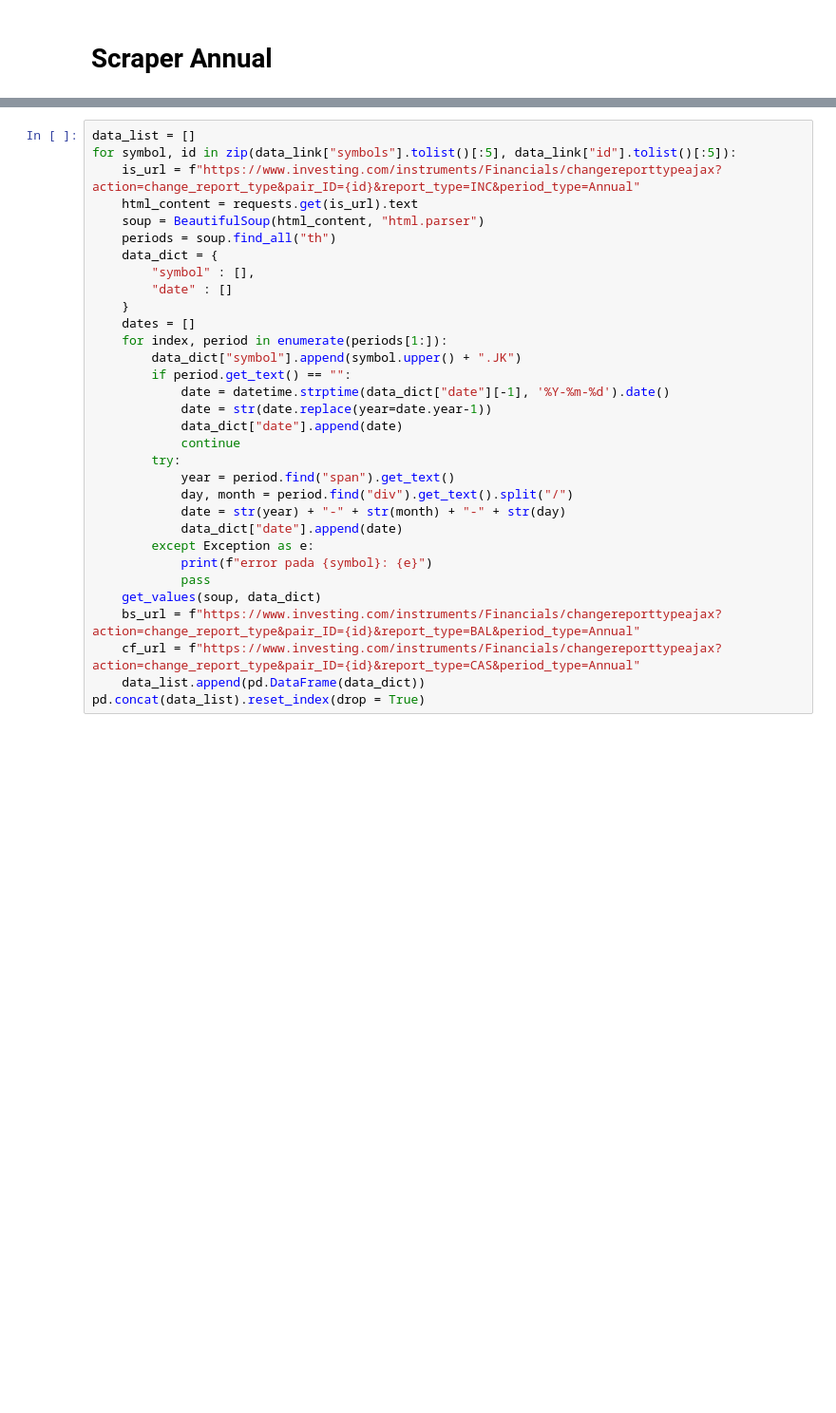
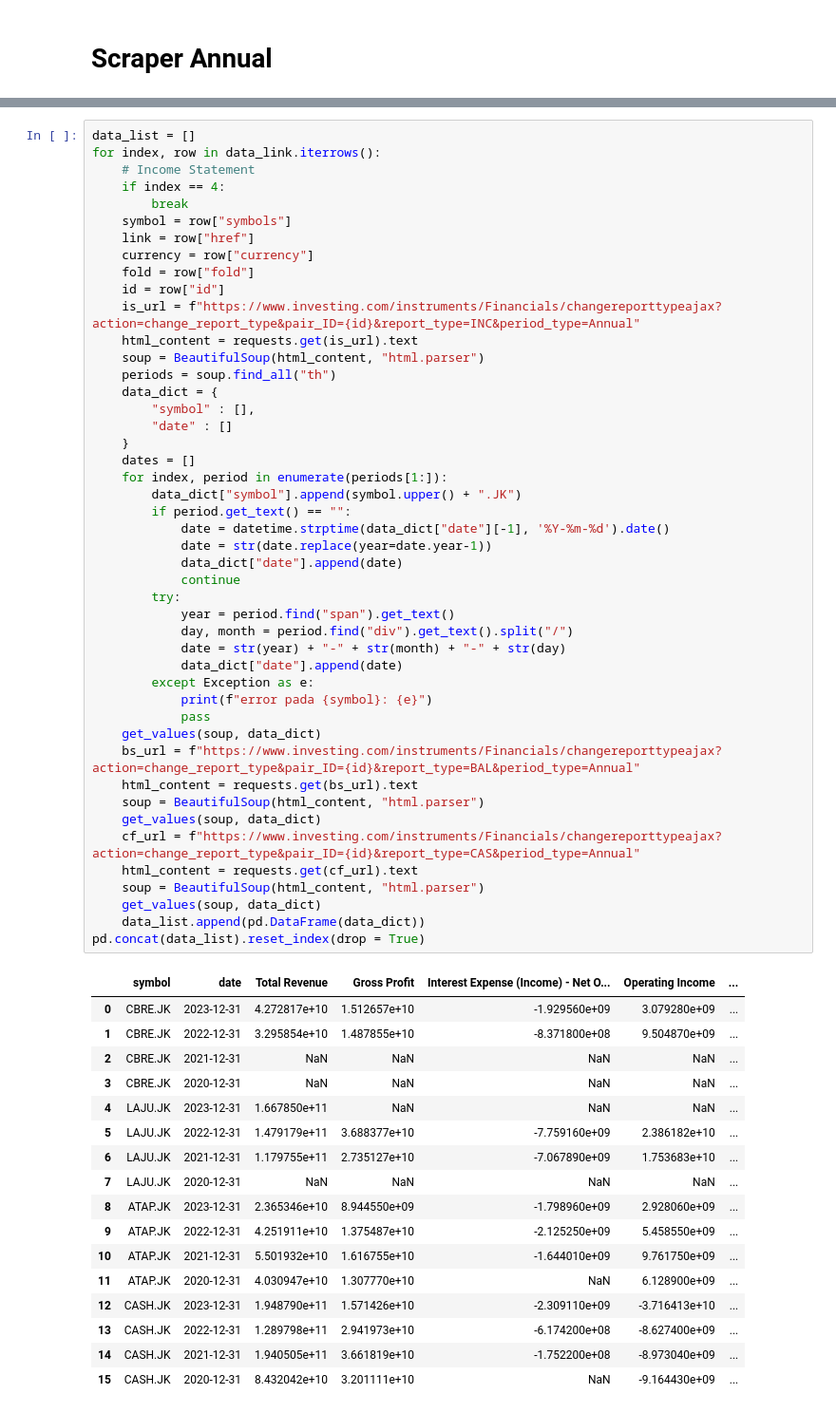
Before and after one commit to supertypeai/sectors_ic_data_updater, a Jupyter notebook: investing.ipynb, the cells around one changed output, grey strips where cells are left out. Shown at 95% size. Saved outputs shown, nothing was run; the diff lists cells and outputs as text; blank space fills up the shorter version.

```diff
--- a/investing.ipynb
+++ b/investing.ipynb
@@ -346,33 +298,64 @@ def get_values(soup, data_dict):
 # %%
 data_list = []
-for symbol, id in zip(data_link["symbols"].tolist()[:5], data_link["id"].tolist()[:5]):
+for index, row in data_link.iterrows():
+    # Income Statement
+    if index == 4:
+        break
+    symbol = row["symbols"]
+    link = row["href"]
+    currency = row["currency"]
+    fold = row["fold"]
+    id = row["id"]
     is_url = f"https://www.investing.com/instruments/Financials/changereporttypeajax?action=change_report_type&pair_ID={id}&report_type=INC&period_type=Annual"
     html_content = requests.get(is_url).text
     soup = BeautifulSoup(html_content, "html.parser")
     periods = soup.find_all("th")
     data_dict = {
         "symbol" : [],
         "date" : []
     }
     dates = []
     for index, period in enumerate(periods[1:]):
         data_dict["symbol"].append(symbol.upper() + ".JK")
         if period.get_text() == "":
             date = datetime.strptime(data_dict["date"][-1], '%Y-%m-%d').date()
             date = str(date.replace(year=date.year-1))
             data_dict["date"].append(date)
             continue
         try:
             year = period.find("span").get_text()
             day, month = period.find("div").get_text().split("/")
             date = str(year) + "-" + str(month) + "-" + str(day)
             data_dict["date"].append(date)
         except Exception as e:
             print(f"error pada {symbol}: {e}")
             pass
     get_values(soup, data_dict)
     bs_url = f"https://www.investing.com/instruments/Financials/changereporttypeajax?action=change_report_type&pair_ID={id}&report_type=BAL&period_type=Annual"
+    html_content = requests.get(bs_url).text
+    soup = BeautifulSoup(html_content, "html.parser")
+    get_values(soup, data_dict)
     cf_url = f"https://www.investing.com/instruments/Financials/changereporttypeajax?action=change_report_type&pair_ID={id}&report_type=CAS&period_type=Annual"
+    html_content = requests.get(cf_url).text
+    soup = BeautifulSoup(html_content, "html.parser")
+    get_values(soup, data_dict)
     data_list.append(pd.DataFrame(data_dict))
 pd.concat(data_list).reset_index(drop = True)
 # %% [output]
+|  | symbol | date | Total Revenue | Gross Profit | Interest Expense (Income) - Net O... | Operating Income | ... |
+| 0 | CBRE.JK | 2023-12-31 | 4.272817e+10 | 1.512657e+10 | -1.929560e+09 | 3.079280e+09 | ... |
+| 1 | CBRE.JK | 2022-12-31 | 3.295854e+10 | 1.487855e+10 | -8.371800e+08 | 9.504870e+09 | ... |
+| 2 | CBRE.JK | 2021-12-31 | NaN | NaN | NaN | NaN | ... |
+| 3 | CBRE.JK | 2020-12-31 | NaN | NaN | NaN | NaN | ... |
+| 4 | LAJU.JK | 2023-12-31 | 1.667850e+11 | NaN | NaN | NaN | ... |
+| 5 | LAJU.JK | 2022-12-31 | 1.479179e+11 | 3.688377e+10 | -7.759160e+09 | 2.386182e+10 | ... |
+| 6 | LAJU.JK | 2021-12-31 | 1.179755e+11 | 2.735127e+10 | -7.067890e+09 | 1.753683e+10 | ... |
+| 7 | LAJU.JK | 2020-12-31 | NaN | NaN | NaN | NaN | ... |
+| 8 | ATAP.JK | 2023-12-31 | 2.365346e+10 | 8.944550e+09 | -1.798960e+09 | 2.928060e+09 | ... |
+| 9 | ATAP.JK | 2022-12-31 | 4.251911e+10 | 1.375487e+10 | -2.125250e+09 | 5.458550e+09 | ... |
+| 10 | ATAP.JK | 2021-12-31 | 5.501932e+10 | 1.616755e+10 | -1.644010e+09 | 9.761750e+09 | ... |
+| 11 | ATAP.JK | 2020-12-31 | 4.030947e+10 | 1.307770e+10 | NaN | 6.128900e+09 | ... |
+| 12 | CASH.JK | 2023-12-31 | 1.948790e+11 | 1.571426e+10 | -2.309110e+09 | -3.716413e+10 | ... |
+| 13 | CASH.JK | 2022-12-31 | 1.289798e+11 | 2.941973e+10 | -6.174200e+08 | -8.627400e+09 | ... |
+| 14 | CASH.JK | 2021-12-31 | 1.940505e+11 | 3.661819e+10 | -1.752200e+08 | -8.973040e+09 | ... |
+| 15 | CASH.JK | 2020-12-31 | 8.432042e+10 | 3.201111e+10 | NaN | -9.164430e+09 | ... |
```
Also changed, not shown: parts of 10 cells of this notebook.
